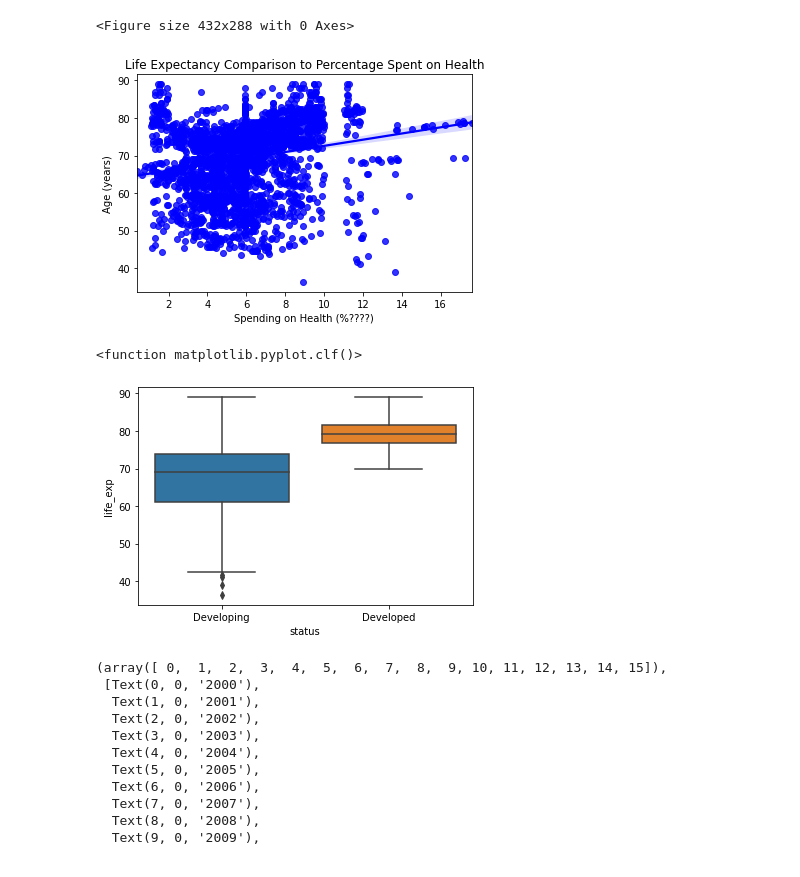
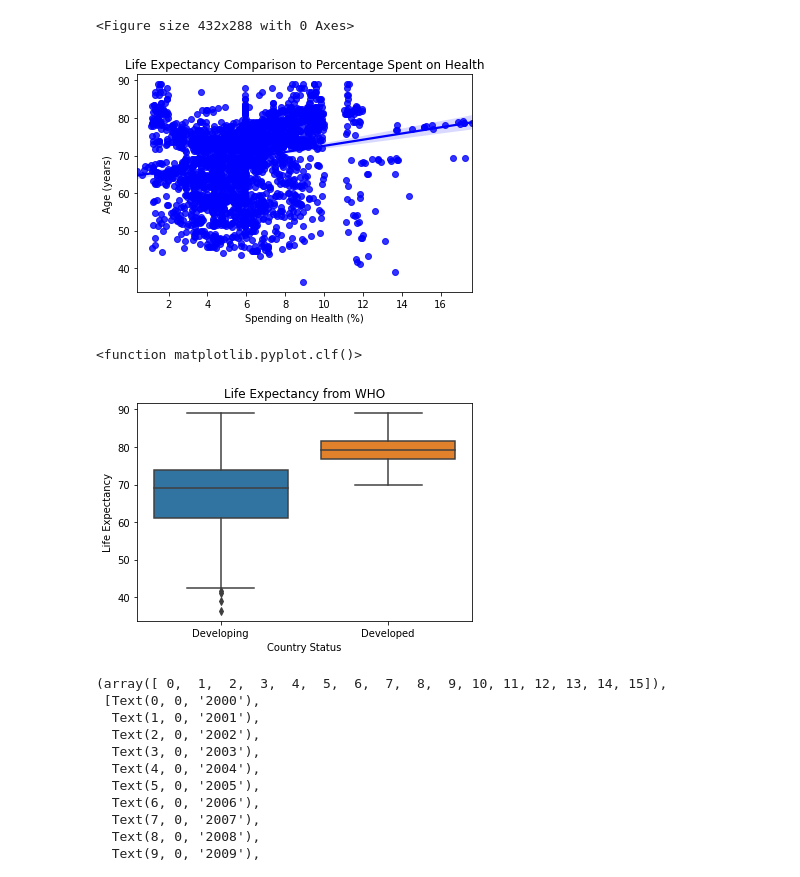
Before and after one commit to libclick/DATA201, a Jupyter notebook: LifeExpectancy.ipynb, the cells around one changed output. Drawn from its saved outputs; the diff is of its cells as text; code cells hidden in the pictures.

```diff
--- a/LifeExpectancy.ipynb
+++ b/LifeExpectancy.ipynb
@@ -51,6 +51,3 @@ life.rename(columns = {'lifeexpectancy' : "life_exp",
              'totalexpenditure' : "spend_total",
              'incomecompositionofresources' : "income_comp_resources"
             }, inplace = True)
-#economic: gdp per person
-life["gdp_rate"] = life["gdp"] / life["population"]
-print(life.head())
@@ -116,7 +95,7 @@ plt.ylabel("Age (years)")
 plt.show()
 plt.clf
 # %% [output]
-[figure, old version]
+[figure, new version]
 <function matplotlib.pyplot.clf()>
 # %%
 #These two plots indicate that gdp per capita may be a stronger factor than health spending percentage
@@ -124,11 +103,14 @@ plt.clf
 # %%
 #show spread between developed and not developed countries
 sns.boxplot(x="status",
  y="life_exp",
  data=life)
+plt.title("Life Expectancy from WHO")
+plt.xlabel("Country Status")
+plt.ylabel("Life Expectancy")
 plt.show()
 # %% [output]
-[figure, old version]
+[figure, new version]
 # %%
 #compare developed and non-developed life expectancy by year
 sns.barplot(x="year", y="life_exp", hue = "status", data=life)
```
Also changed, not shown: parts of 8 cells of this notebook.
